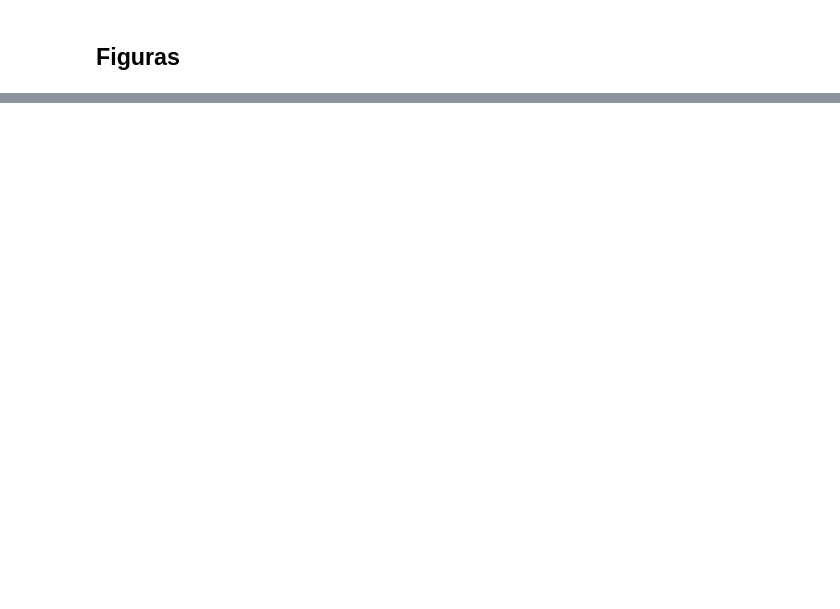
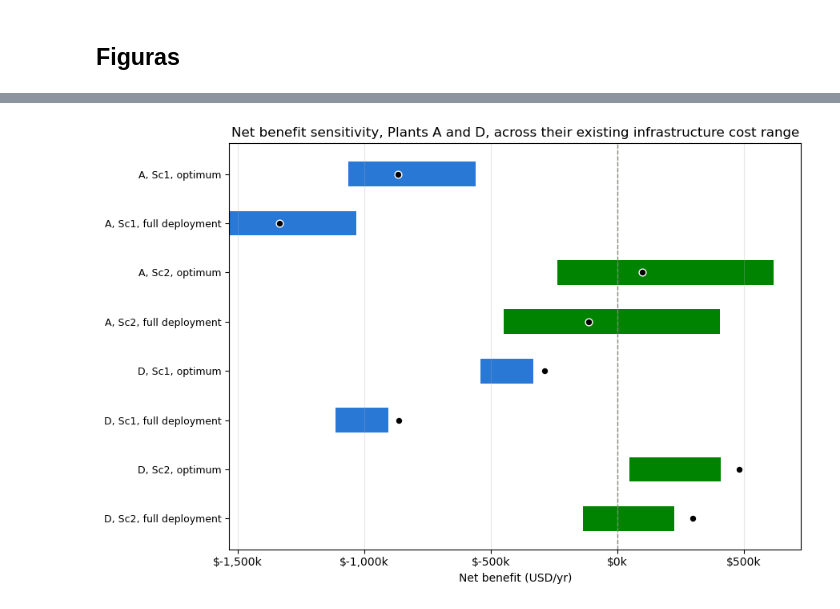
Before and after one commit to juncal0/valorizacion-biomasa-palma, a Jupyter notebook: 01_notebook_v3_CAPEX_corregido.ipynb, the cells around one changed output, grey strips where cells are left out. Drawn from its saved outputs; the diff is of its cells as text; code cells hidden in the pictures; blank space fills up the shorter version.

```diff
--- a/01_notebook_v3_CAPEX_corregido.ipynb
+++ b/01_notebook_v3_CAPEX_corregido.ipynb
@@ -6418,35 +6254,43 @@ plt.show()
 # %%
 # ==========================================================
-# Figura 7 — Rango de sensibilidad, beneficio neto de A y D
-# (complementa la Tabla 7, Seccion 3.5)
+# Figura 7 - Sensibilidad de Planta A y D al costo de su
+# infraestructura existente, con el costo del raquis incluido
+# (datos ya validados contra la Tabla 5, sesion de hoy)
 # ==========================================================
 import matplotlib.pyplot as plt
 import numpy as np
 
 labels = ['D, Sc2, full deployment','D, Sc2, optimum','D, Sc1, full deployment','D, Sc1, optimum',
           'A, Sc2, full deployment','A, Sc2, optimum','A, Sc1, full deployment','A, Sc1, optimum']
-mins    = [521536, 625743, -418736, -81550, 81263, 162233, -1016219, -832278]
-maxs    = [834959, 939166, -58102, 279083, 1030541, 1111511, 66796, 250737]
-current = [708424, 812632, -203697, 133489, 512009, 592980, -524788, -340847]
-colors  = ['#008300','#008300','#2a78d6','#2a78d6','#008300','#008300','#2a78d6','#2a78d6']
+
+mins    = [-138069,    45761,   -1115521,  -541778,
+           -449916,   -237769,  -1534022, -1064239]
+maxs    = [ 223671,   407501,   -905128,  -331385,
+            404444,    616591,  -1030969, -561861]
+current = [ 295684,   479513,   -863244,  -289502,
+           -114094,     98053,  -1336287, -866505]
+
+colors  = ['#008300','#008300','#2a78d6','#2a78d6',
+           '#008300','#008300','#2a78d6','#2a78d6']
 
 y = np.arange(len(labels))
 widths = [mx - mn for mn, mx in zip(mins, maxs)]
 
 fig, ax = plt.subplots(figsize=(9, 6))
 ax.barh(y, widths, left=mins, height=0.5, color=colors)
 ax.scatter(current, y, color='black', s=40, zorder=5, edgecolor='white', linewidth=1)
 ax.axvline(0, color='#888780', linestyle='--', linewidth=1)
-
 ax.set_yticks(y)
 ax.set_yticklabels(labels, fontsize=9)
 ax.set_xlabel('Net benefit (USD/yr)')
 ax.set_title('Net benefit sensitivity, Plants A and D, across their existing infrastructure cost range')
 ax.xaxis.set_major_formatter(lambda v, pos: f'${v/1000:,.0f}k')
 ax.grid(axis='x', alpha=0.3)
 plt.tight_layout()
-plt.savefig('figura7_sensibilidad_A_D.png', dpi=150)
+plt.savefig('figura7_sensibilidad_A_D_final.png', dpi=200)
 plt.show()
+# %% [output]
+[figure, added]
 # %%
 # ============================================================
 # CHEQUEO RAPIDO DE ESTADO (solo lectura, no modifica nada)
```
Also changed, not shown: parts of 35 cells of this notebook, 23 other files.
